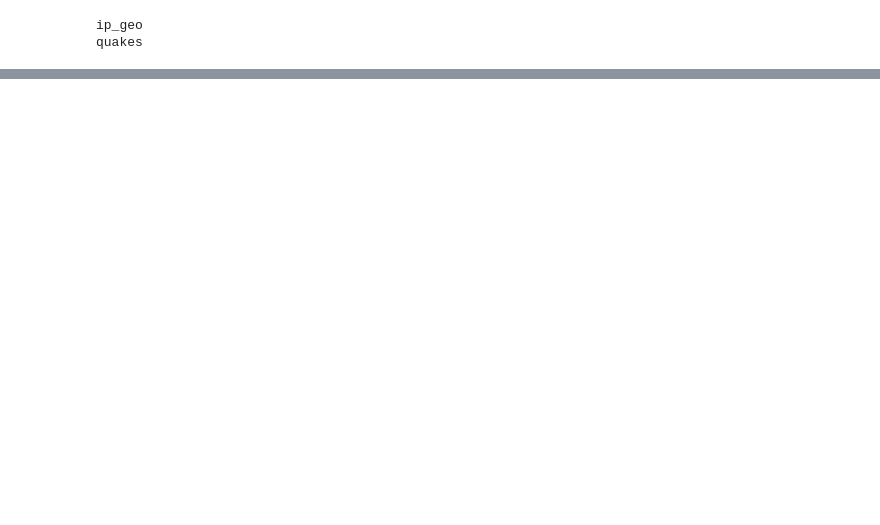
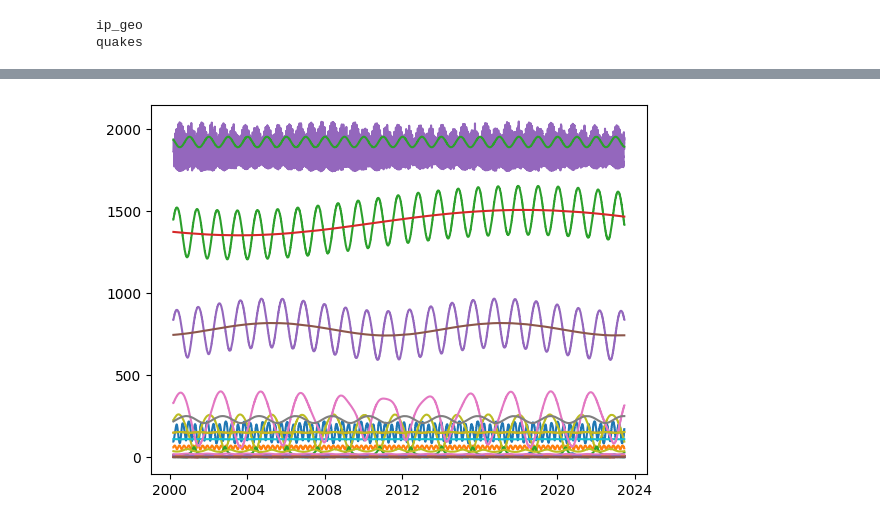
Before and after one commit to RomanZorkin/temblor, a Jupyter notebook: upload.ipynb, the cells around one changed output, grey strips where cells are left out. Drawn from its saved outputs; the diff is of its cells as text; code cells hidden in the pictures; blank space fills up the shorter version.

```diff
--- a/upload.ipynb
+++ b/upload.ipynb
@@ -39,2 +61,2 @@ client.insert_df('quakes', tmp_df)
 # %%
-client.query_df('SELECT * FROM quakes')
+tmp_df = client.query_df('SELECT * FROM quakes ORDER BY Date')
@@ -54,0 +65,2 @@ client.query_df('SELECT * FROM quakes')
+# %%
+spectr = tmp_df.columns.to_list()[4:]
@@ -54,0 +70,7 @@ client.query_df('SELECT * FROM quakes')
+# %%
+dates = tmp_df['Date'].values.tolist()
+for col in spectr:
+    plt.plot(dates, tmp_df[col].values.tolist())
+plt.show()
+# %% [output]
+[figure, added]
```
Also changed, not shown: parts of 20 cells of this notebook, 5 other files.
